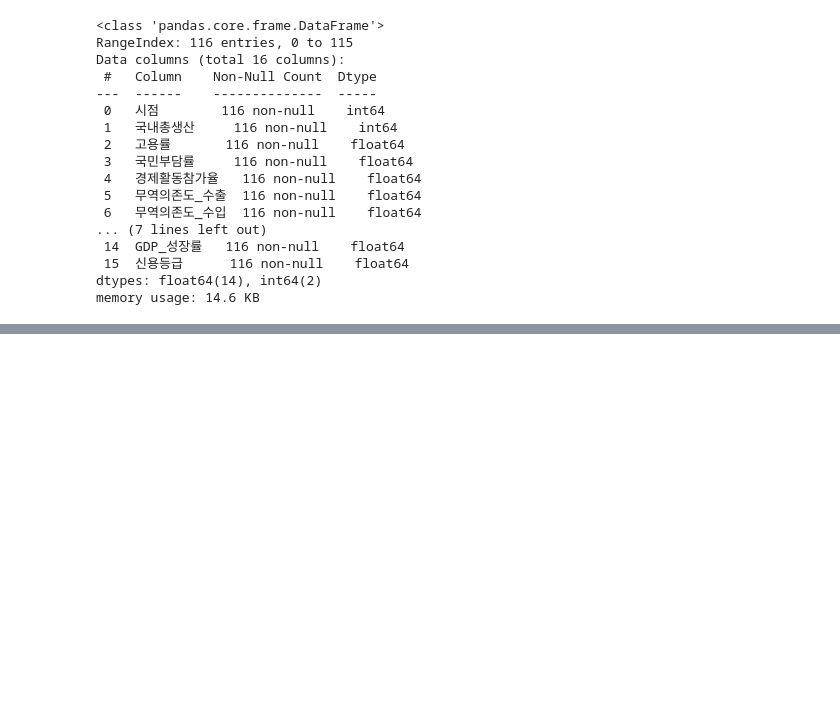
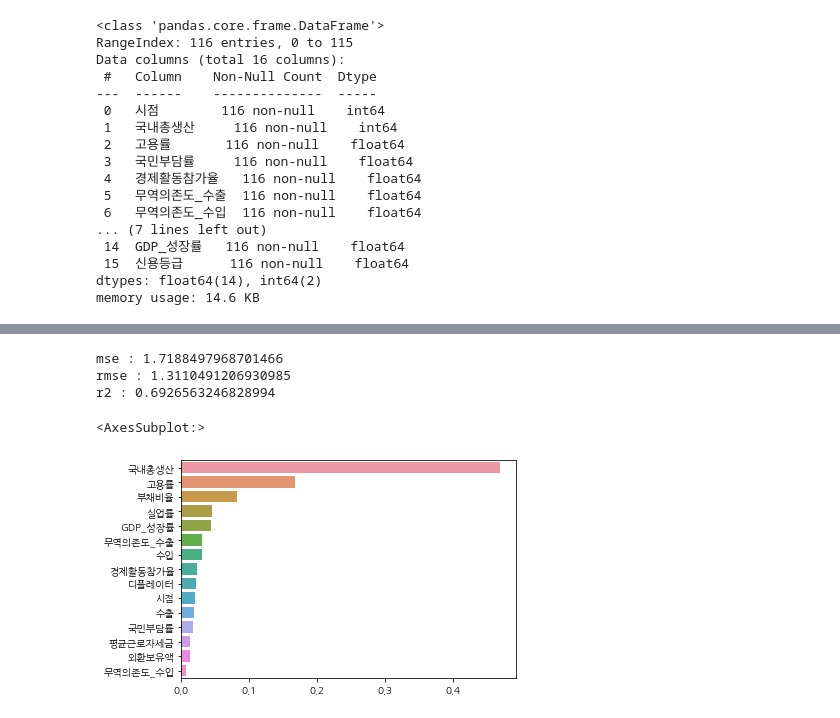
Before and after one commit to YJ-97/Project1, a Jupyter notebook: RandomForest.ipynb, the cells around one changed output, grey strips where cells are left out. Saved outputs shown, nothing was run; the diff lists cells and outputs as text; code cells hidden in the pictures; blank space fills up the shorter version.

```diff
--- a/RandomForest.ipynb
+++ b/RandomForest.ipynb
@@ -78,0 +79,26 @@ sns.barplot(x=fi.values, y=fi.index)
+# %%
+ss = StandardScaler()
+x_train_ss = ss.fit_transform(x_train)
+x_train_ss = pd.DataFrame(x_train_ss, columns=x_train.columns)
+x_test_ss = ss.fit_transform(x_test)
+x_test_ss = pd.DataFrame(x_test_ss, columns=x_test.columns)
+
+rf1 = RandomForestRegressor(n_estimators=100, max_depth=5, random_state=42)
+rf1.fit(x_train_ss, y_train)
+pred = rf1.predict(x_test_ss)
+mse = mean_squared_error(pred, y_test)
+rmse = np.sqrt(mse)
+r2 = r2_score(pred, y_test)
+print(f'mse : {mse} \nrmse : {rmse} \nr2 : {r2}')
+# %% [output]
+mse : 1.7188497968701466
+rmse : 1.3110491206930985
+r2 : 0.6926563246828994
+# %%
+fi1 = pd.Series(rf1.feature_importances_, x_train_ss.columns)
+fi1 = fi1.sort_values(ascending=False)
+plt.rcParams['font.family'] = 'NanumGothic'
+sns.barplot(x=fi.values, y=fi.index)
+# %% [output]
+<AxesSubplot:>
+[figure, added]
```
Also changed, not shown: parts of 2 cells of this notebook.
